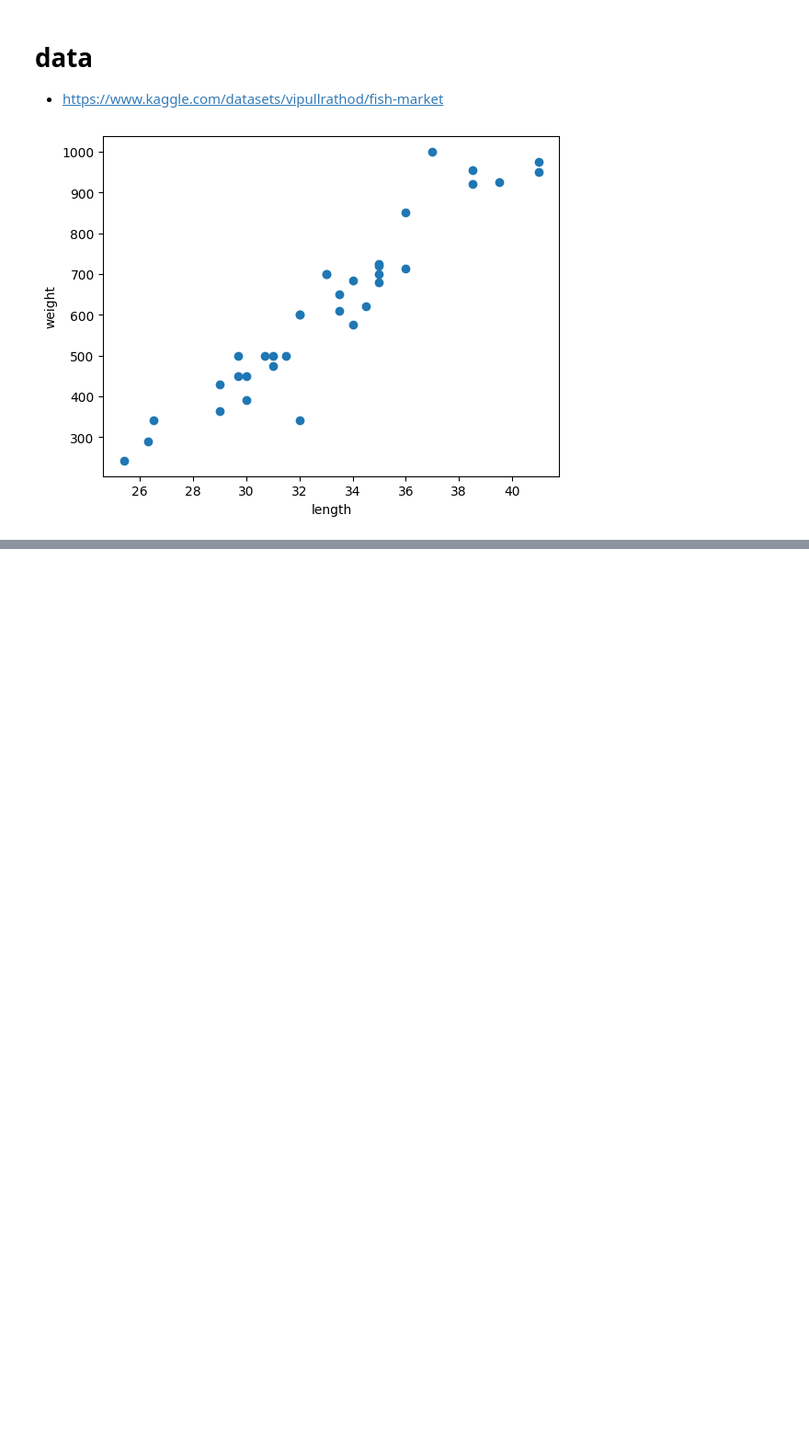
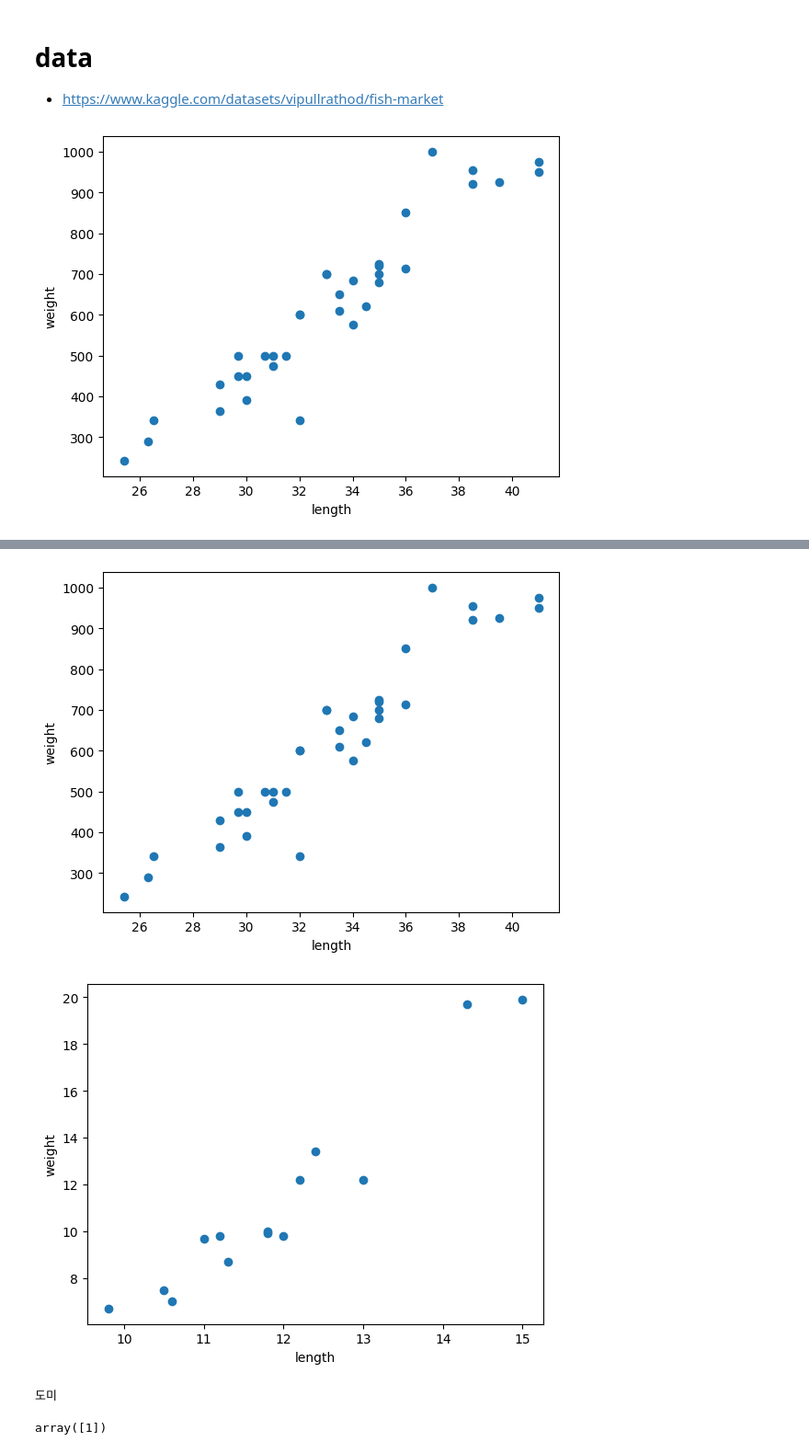
Before and after one commit to GITSangWoo/fishmlserv, a Jupyter notebook: note/untitle.ipynb, the cells around one changed output, grey strips where cells are left out. Shown at 92% size. Saved outputs shown, nothing was run; the diff lists cells and outputs as text; code cells hidden in the pictures; blank space fills up the shorter version.

```diff
--- a/note/untitle.ipynb
+++ b/note/untitle.ipynb
@@ -22,0 +80,2 @@ plt.show()
+# %%
+fish_target = [1] * 35 + [0] * 14
@@ -22,0 +97,4 @@ plt.show()
+# %%
+import pickle
+with open("model.pkl", "wb") as f:
+    pickle.dump(kn, f)
@@ -22,0 +109,57 @@ plt.show()
+# %%
+import matplotlib.pyplot as plt
+
+plt.scatter(bream_length, bream_weight)
+plt.xlabel('length')
+plt.ylabel('weight')
+plt.show()
+
+plt.scatter(smelt_length, smelt_weight)
+plt.xlabel('length')
+plt.ylabel('weight')
+plt.show()
+
+length = bream_length + smelt_length
+weight = bream_weight + smelt_weight
+
+len(bream_length)
+len(smelt_length)
+
+from sklearn.neighbors import KNeighborsClassifier
+kn = KNeighborsClassifier()
+
+fish_data = []
+
+for l, w in zip(length, weight):
+    fish_data.append([l, w])
+
+# fish_data = [[l, w] for l, w in zip(length, weight)]
+
+fish_target = [1] * 35 + [0] * 14
+
+# 데이터를 ML 에 먹인다
+kn.fit(fish_data, fish_target)
+
+# 예측
+r = kn.predict([[30.1, 600.123]])
+
+if kn.predict([[30, 600]])[0] == 1:
+    print('도미')
+else:
+    print('빙어')
+
+### 모델 저장하기
+import pickle
+with open("model.pkl", "wb") as f:
+    pickle.dump(kn, f)
+
+### 모델 불러오기
+with open("model.pkl", "rb") as f:
+    fish_model = pickle.load(f)
+
+fish_model.predict([[30.1, 600.123]])
+# %% [output]
+[figure, added]
+[figure, added]
+도미
+array([1])
```
Also changed, not shown: parts of 44 cells of this notebook, 5 other files.
